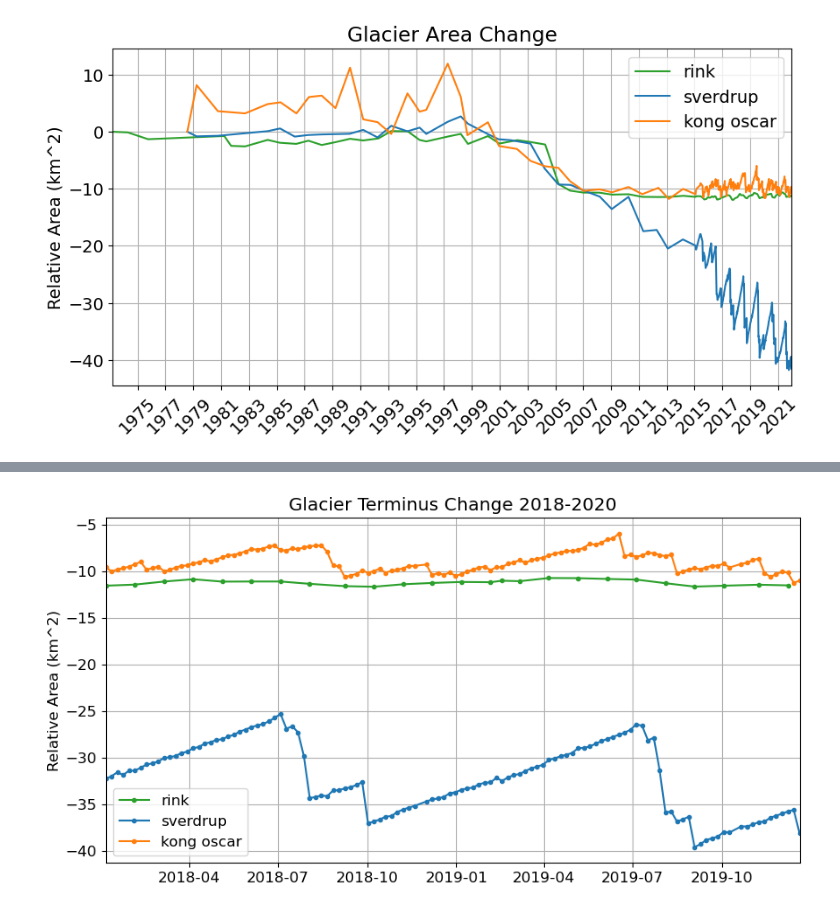
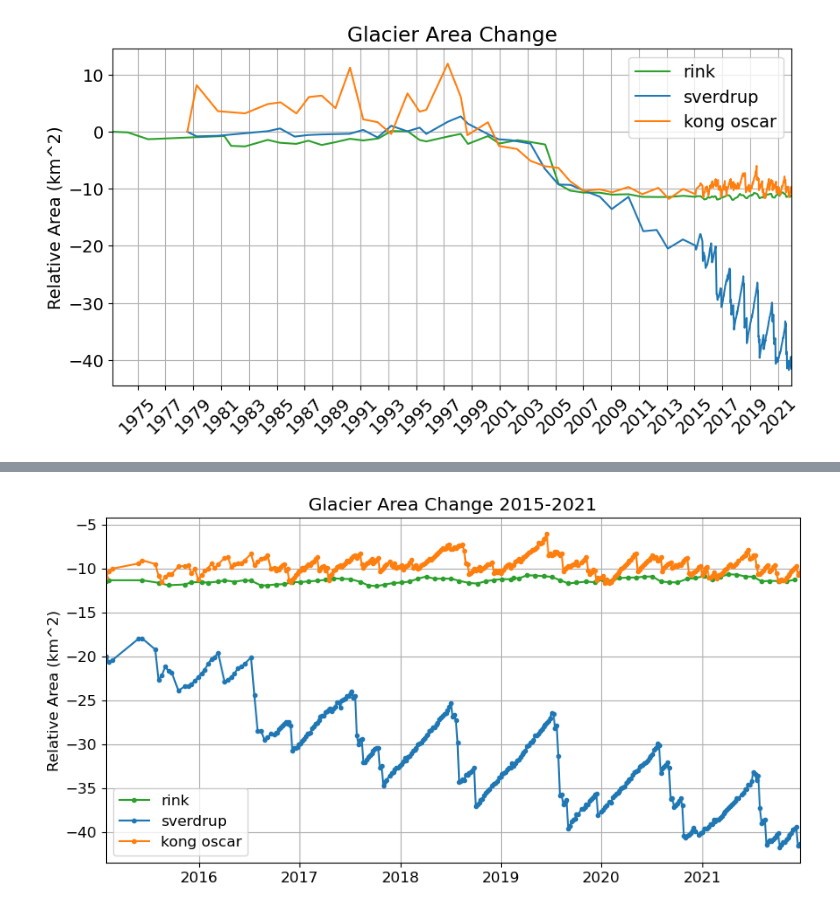
Before and after one commit to mjzahn/OMG_narwhals_habitat-model, a Jupyter notebook: Exploratory plots.ipynb, the cells around one changed output, grey strips where cells are left out. Drawn from its saved outputs; the diff is of its cells as text; code cells hidden in the pictures.

```diff
--- a/Exploratory plots.ipynb
+++ b/Exploratory plots.ipynb
@@ -236,11 +259,11 @@ plt.grid()
 [figure]
 # %%
 plt.rcParams["figure.figsize"] = (10,5)
-plt.rcParams['font.size'] = 14
+plt.rcParams['font.size'] = 12
 
-plt.plot(rink_df.date, rink_df['area (km2)']-rink_df['area (km2)'][0], label='rink', color='tab:green')
-plt.plot(sver_df.date, sver_df['area (km2)']-sver_df['area (km2)'][0], label='sverdrup', color='tab:blue')
-plt.plot(ko_df.date, ko_df['area (km2)']-ko_df['area (km2)'][0], label='kong oscar', color='tab:orange')
+plt.plot(rink_seasonal_df.date, rink_seasonal_df['area (km2)']-rink_seasonal_df['area (km2)'][0], label='rink', color='tab:green')
+plt.plot(sver_seasonal_df.date, sver_seasonal_df['area (km2)']-sver_seasonal_df['area (km2)'][0], label='sverdrup', color='tab:blue')
+plt.plot(ko_seasonal_df.date, ko_seasonal_df['area (km2)']-ko_seasonal_df['area (km2)'][0], label='kong oscar', color='tab:orange')
 
 plt.title('Glacier Area Change')
 plt.ylabel("Relative Area (km^2)")
@@ -253,3 +276,24 @@ plt.grid()
 # plt.savefig("figures/Glacier_plots/glacier_area.png", bbox_inches='tight', dpi=300, facecolor='white')
 # %% [output]
 [figure]
+# %%
+plt.rcParams["figure.figsize"] = (10,5)
+plt.rcParams['font.size'] = 12
+
+plt.plot(rink_annual_df.date, rink_annual_df['area (km2)'], label='rink', color='tab:green')
+plt.plot(sver_annual_df.date, sver_annual_df['area (km2)'], label='sverdrup', color='tab:blue')
+plt.plot(ko_annual_df.date, ko_annual_df['area (km2)'], label='kong oscar', color='tab:orange')
+
+plt.plot(rink_seasonal_df.date, rink_seasonal_df['area (km2)'], '-', markersize=3, label='rink (seasonal)', color='tab:green', alpha=0.5)
+plt.plot(sver_seasonal_df.date, sver_seasonal_df['area (km2)'], '-', markersize=3, label='sverdrup (seasonal)', color='tab:blue', alpha=0.5)
+plt.plot(ko_seasonal_df.date, ko_seasonal_df['area (km2)'], '-', markersize=3, label='kong oscar (seasonal)', color='tab:orange', alpha=0.5)
+
+plt.title('Glacier Area Change')
+plt.ylabel("Relative area (km2)")
+years = pd.period_range(np.datetime64('1973'), freq='2Y', periods=49).strftime('%Y').tolist()
+plt.xticks(years, years, rotation=45, horizontalalignment = 'center')
+plt.legend(loc='best',ncol=2)
+plt.margins(x=0)
+plt.grid()
+
+# plt.savefig("figures/Glacier_plots/glacier_area.png", bbox_inches='tight', dpi=300, facecolor='white')
@@ -256,19 +302,19 @@ plt.grid()
 # %%
 plt.rcParams["figure.figsize"] = (10,5)
 plt.rcParams['font.size'] = 12
 
-plt.plot(rink_df.date[68:93], rink_df['area (km2)'][68:93]-rink_df['area (km2)'][0], '-o', markersize=3, label='rink', color='tab:green')
-plt.plot(sver_df.date[147:265], sver_df['area (km2)'][147:265]-sver_df['area (km2)'][0], '-o', markersize=3, label='sverdrup', color='tab:blue')
-plt.plot(ko_df.date[148:266], ko_df['area (km2)'][148:266]-ko_df['area (km2)'][0], '-o', markersize=3, label='kong oscar', color='tab:orange')
+plt.plot(rink_seasonal_df.date[37:], rink_seasonal_df['area (km2)'][37:]-rink_seasonal_df['area (km2)'][0], '-o', markersize=3, label='rink', color='tab:green')
+plt.plot(sver_seasonal_df.date[34:], sver_seasonal_df['area (km2)'][34:]-sver_seasonal_df['area (km2)'][0], '-o', markersize=3, label='sverdrup', color='tab:blue')
+plt.plot(ko_seasonal_df.date[35:], ko_seasonal_df['area (km2)'][35:]-ko_seasonal_df['area (km2)'][0], '-o', markersize=3, label='kong oscar', color='tab:orange')
 
-plt.title('Glacier Terminus Change 2018-2020')
+plt.title('Glacier Area Change 2015-2021')
 plt.ylabel("Relative Area (km^2)")
 # years = pd.period_range(np.datetime64('1973'), freq='2Y', periods=49).strftime('%Y').tolist()
 # plt.xticks(years, years, rotation=45, horizontalalignment = 'center')
 plt.legend()
 plt.margins(x=0)
 plt.grid()
 
 # plt.savefig("figures/Glacier_plots/glacier_length.png", bbox_inches='tight', dpi=300, facecolor='white')
 # %% [output]
-[figure, old version]
+[figure, new version]
```
Also changed, not shown: parts of 17 cells of this notebook.
